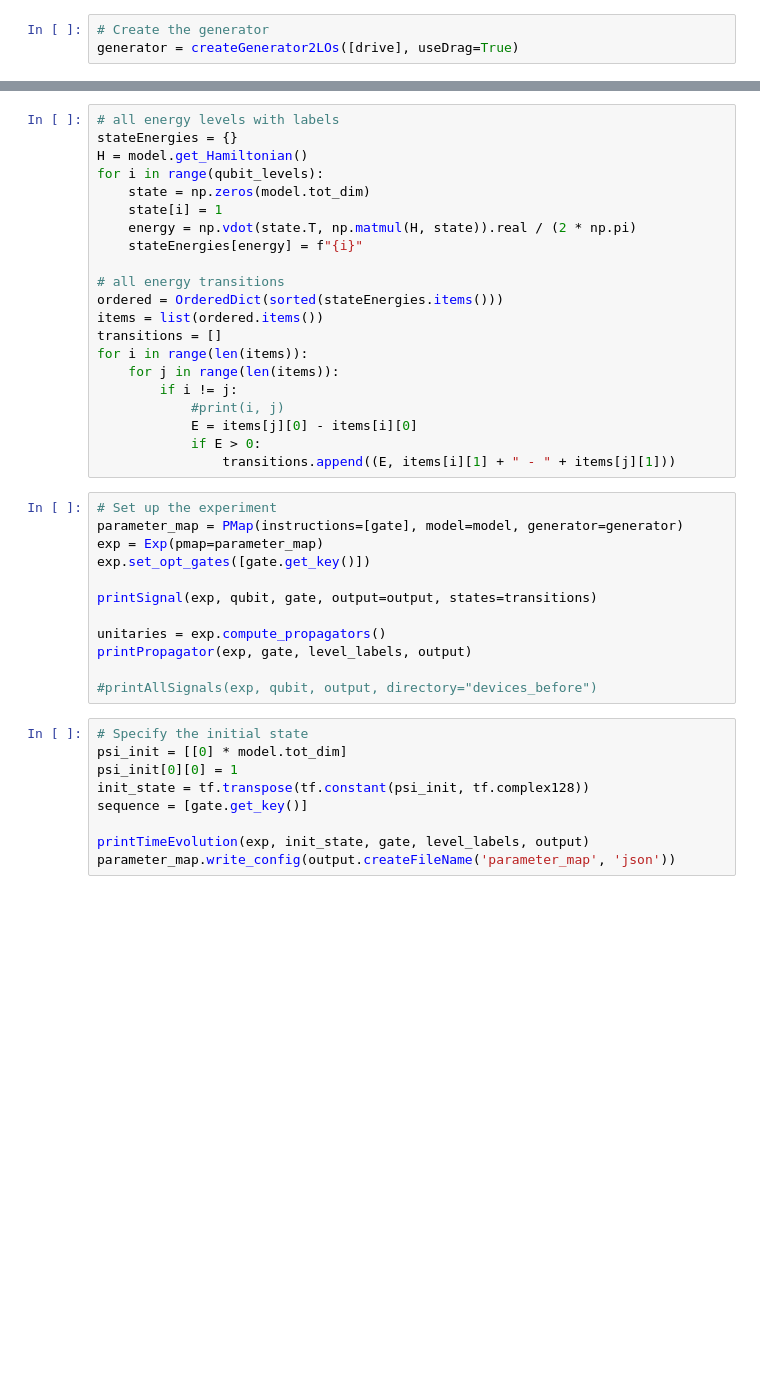
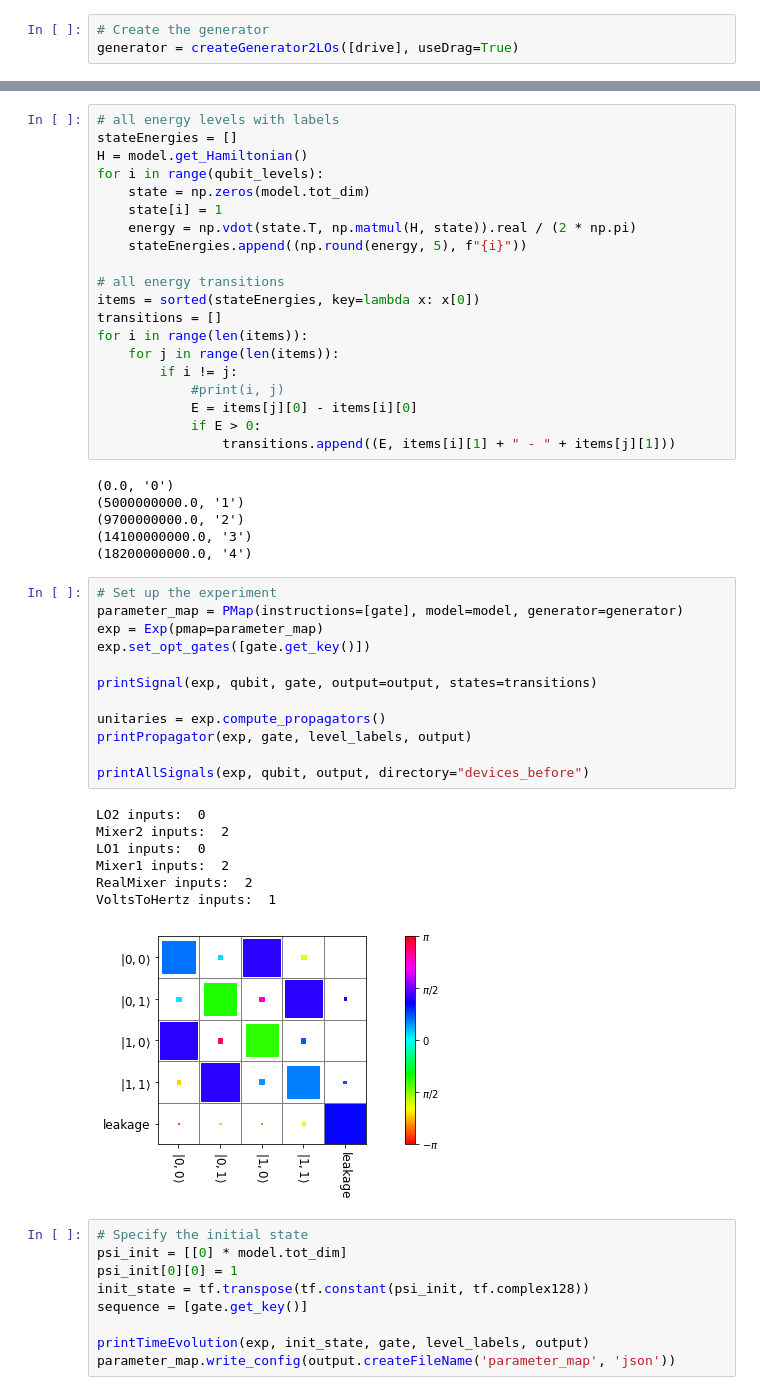
Before and after one commit to alex-simm/c3, a Jupyter notebook: single_transmon_2LOs.ipynb, the cells around one changed output, grey strips where cells are left out. Saved outputs shown, nothing was run; the diff lists cells and outputs as text; blank space fills up the shorter version.

```diff
--- a/single_transmon_2LOs.ipynb
+++ b/single_transmon_2LOs.ipynb
@@ -305,16 +319,15 @@ for carrier in carriers:
 # %%
 # all energy levels with labels
-stateEnergies = {}
+stateEnergies = []
 H = model.get_Hamiltonian()
 for i in range(qubit_levels):
     state = np.zeros(model.tot_dim)
     state[i] = 1
     energy = np.vdot(state.T, np.matmul(H, state)).real / (2 * np.pi)
-    stateEnergies[energy] = f"{i}"
+    stateEnergies.append((np.round(energy, 5), f"{i}"))
 
 # all energy transitions
-ordered = OrderedDict(sorted(stateEnergies.items()))
-items = list(ordered.items())
+items = sorted(stateEnergies, key=lambda x: x[0])
 transitions = []
 for i in range(len(items)):
     for j in range(len(items)):
@@ -323,18 +336,32 @@ for i in range(len(items)):
             E = items[j][0] - items[i][0]
             if E > 0:
                 transitions.append((E, items[i][1] + " - " + items[j][1]))
+# %% [output]
+(0.0, '0')
+(5000000000.0, '1')
+(9700000000.0, '2')
+(14100000000.0, '3')
+(18200000000.0, '4')
 # %%
 # Set up the experiment
 parameter_map = PMap(instructions=[gate], model=model, generator=generator)
 exp = Exp(pmap=parameter_map)
 exp.set_opt_gates([gate.get_key()])
 
 printSignal(exp, qubit, gate, output=output, states=transitions)
 
 unitaries = exp.compute_propagators()
 printPropagator(exp, gate, level_labels, output)
 
-#printAllSignals(exp, qubit, output, directory="devices_before")
+printAllSignals(exp, qubit, output, directory="devices_before")
+# %% [output]
+LO2 inputs:  0
+Mixer2 inputs:  2
+LO1 inputs:  0
+Mixer1 inputs:  2
+RealMixer inputs:  2
+VoltsToHertz inputs:  1
+[figure, added]
 # %%
 # Specify the initial state
 psi_init = [[0] * model.tot_dim]
```
Also changed, not shown: parts of 6 cells of this notebook, 1 other file.
